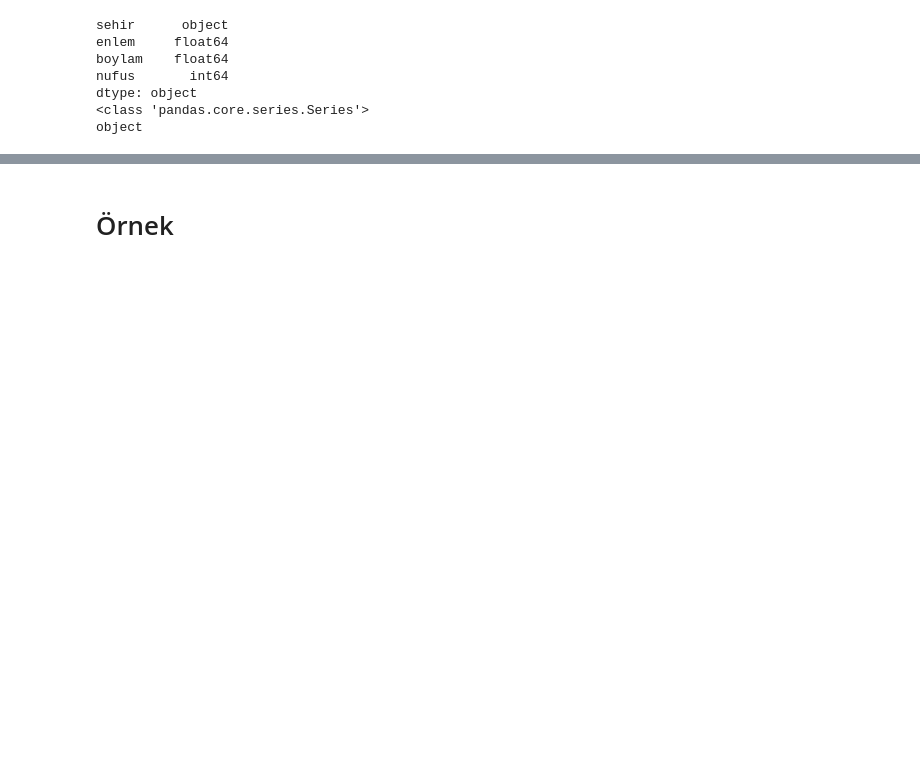
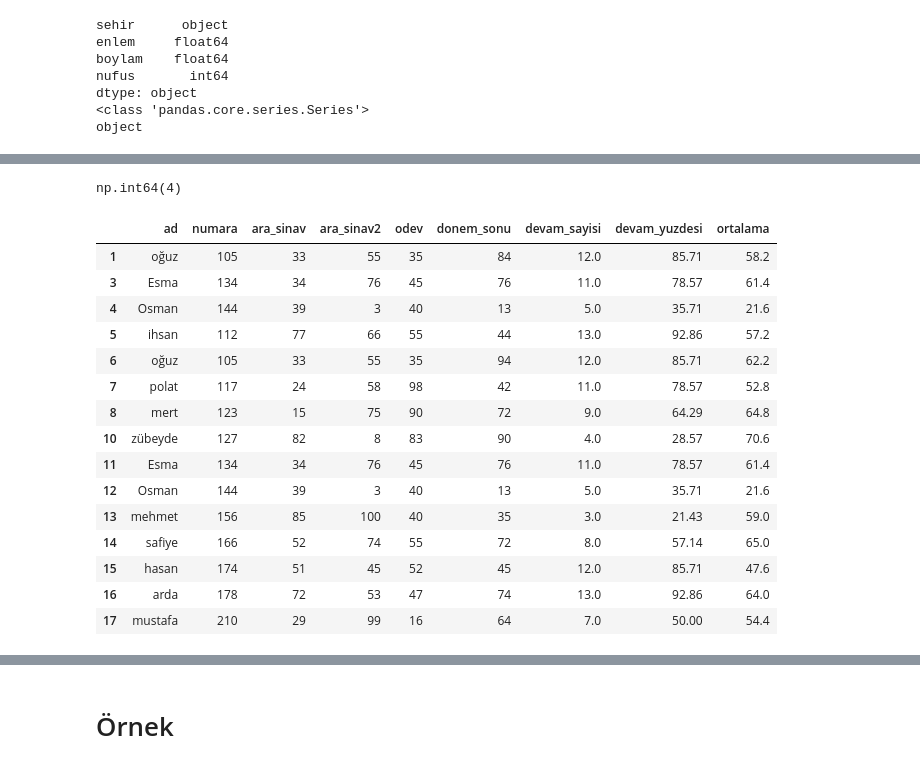
Before and after one commit to ertugrulsarsar/pythonEgitim, a Jupyter notebook: pandas_Library/pandas_Library.ipynb, the cells around one changed output, grey strips where cells are left out. Cells and saved outputs as stored; diff of their text form; code cells hidden in the pictures; blank space fills up the shorter version.

```diff
--- a/pandas_Library/pandas_Library.ipynb
+++ b/pandas_Library/pandas_Library.ipynb
@@ -180,0 +257,26 @@ df.describe()
+# %%
+# pandas dataframe isnull()
+df['devam_sayisi'].isnull().sum()
+# %% [output]
+np.int64(4)
+# %%
+# eksik, boş, tekrar eden verilerle uğraşmak
+df2 = df.dropna()
+df2.head(15)
+# %% [output]
+|  | ad | numara | ara_sinav | ara_sinav2 | odev | donem_sonu | devam_sayisi | devam_yuzdesi | ortalama |
+| 1 | oğuz | 105 | 33 | 55 | 35 | 84 | 12.0 | 85.71 | 58.2 |
+| 3 | Esma | 134 | 34 | 76 | 45 | 76 | 11.0 | 78.57 | 61.4 |
+| 4 | Osman | 144 | 39 | 3 | 40 | 13 | 5.0 | 35.71 | 21.6 |
+| 5 | ihsan | 112 | 77 | 66 | 55 | 44 | 13.0 | 92.86 | 57.2 |
+| 6 | oğuz | 105 | 33 | 55 | 35 | 94 | 12.0 | 85.71 | 62.2 |
+| 7 | polat | 117 | 24 | 58 | 98 | 42 | 11.0 | 78.57 | 52.8 |
+| 8 | mert | 123 | 15 | 75 | 90 | 72 | 9.0 | 64.29 | 64.8 |
+| 10 | zübeyde | 127 | 82 | 8 | 83 | 90 | 4.0 | 28.57 | 70.6 |
+| 11 | Esma | 134 | 34 | 76 | 45 | 76 | 11.0 | 78.57 | 61.4 |
+| 12 | Osman | 144 | 39 | 3 | 40 | 13 | 5.0 | 35.71 | 21.6 |
+| 13 | mehmet | 156 | 85 | 100 | 40 | 35 | 3.0 | 21.43 | 59.0 |
+| 14 | safiye | 166 | 52 | 74 | 55 | 72 | 8.0 | 57.14 | 65.0 |
+| 15 | hasan | 174 | 51 | 45 | 52 | 45 | 12.0 | 85.71 | 47.6 |
+| 16 | arda | 178 | 72 | 53 | 47 | 74 | 13.0 | 92.86 | 64.0 |
+| 17 | mustafa | 210 | 29 | 99 | 16 | 64 | 7.0 | 50.00 | 54.4 |
```
Also changed, not shown: parts of 29 cells of this notebook.
